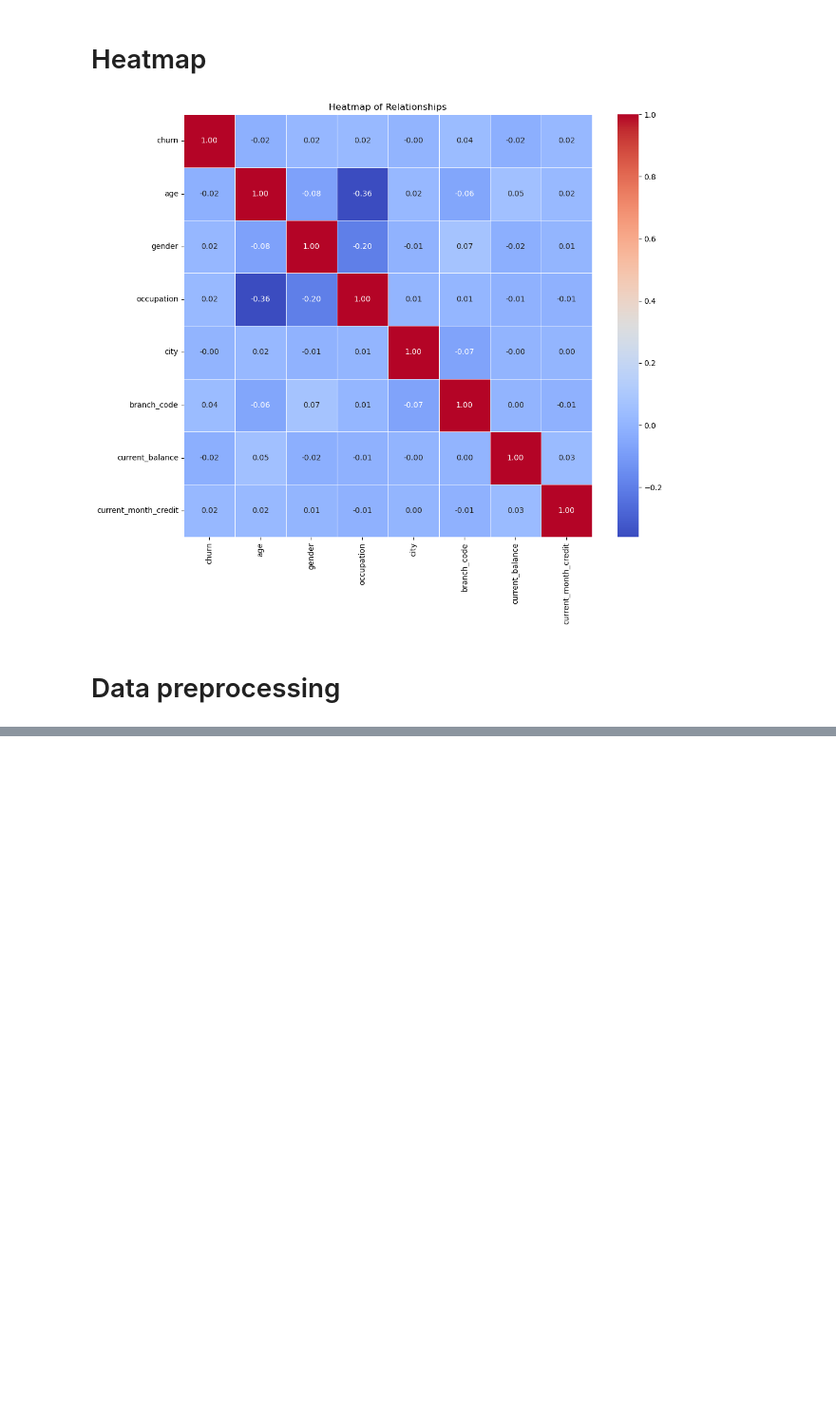
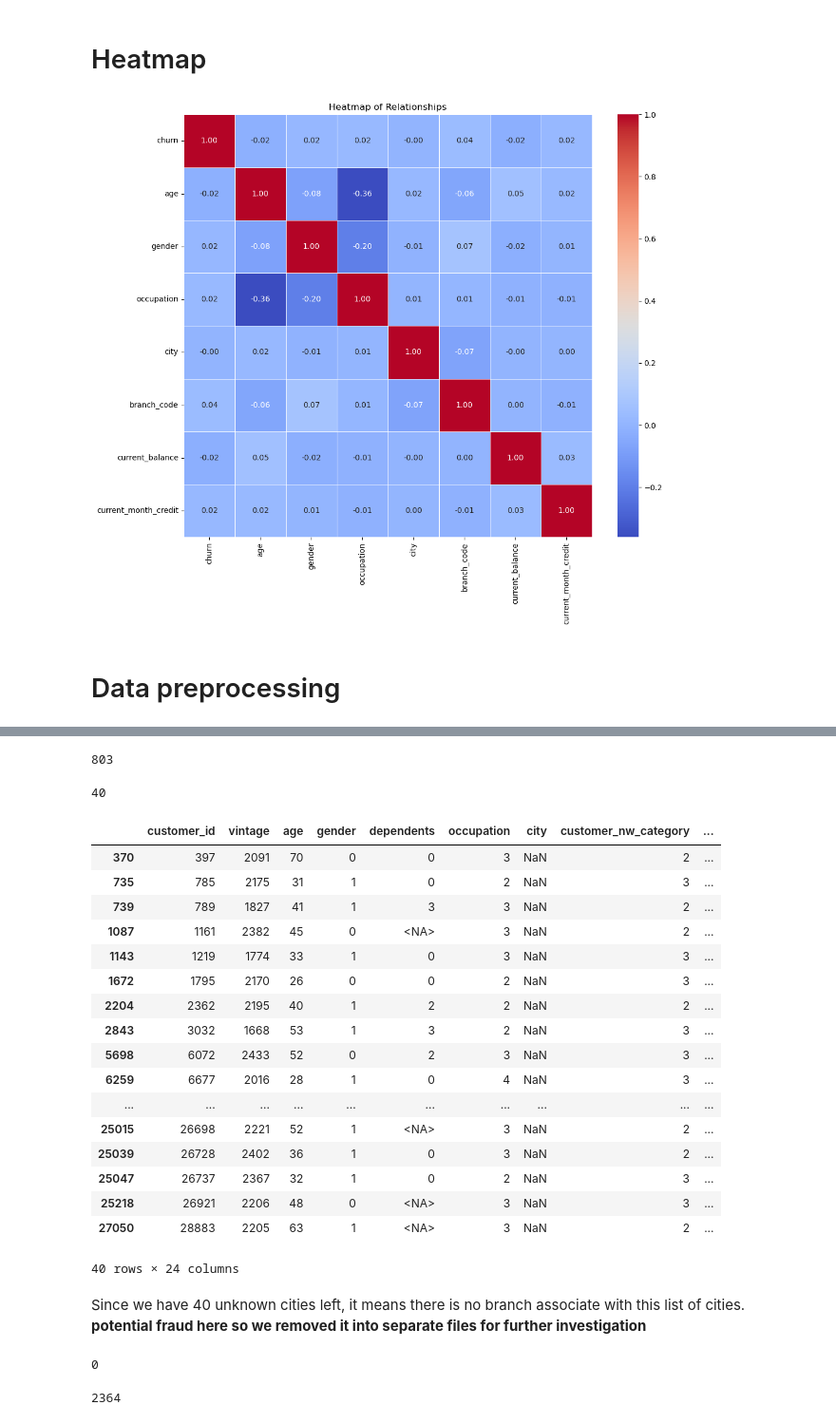
Before and after one commit to viethuy25/data_analysis_practice, a Jupyter notebook: BankChurn/BankChurnAnalysis.ipynb, the cells around one changed output, grey strips where cells are left out. Shown at 95% size. Drawn from its saved outputs; the diff is of its cells as text; code cells hidden in the pictures; blank space fills up the shorter version.

```diff
--- a/BankChurn/BankChurnAnalysis.ipynb
+++ b/BankChurn/BankChurnAnalysis.ipynb
@@ -473,0 +522,46 @@ data[['gender', 'occupation']]
+# %%
+data['city'].isna().sum()
+# %% [output]
+803
+# %%
+data['city'] = data['city'].cat.as_ordered()
+
+# Fill 'city' by deducing from 'branch_code'
+branch_code_mapping = data.groupby('branch_code')['city'].max().to_dict()
+data['city'] = data['city'].fillna(data['branch_code'].map(branch_code_mapping))
+data['city'].isna().sum()
+# %% [output]
+40
+# %%
+suspicious_cities = data[data['city'].isna()].copy()
+suspicious_cities
+# %% [output]
+|  | customer_id | vintage | age | gender | dependents | occupation | city | customer_nw_category | ... |
+| 370 | 397 | 2091 | 70 | 0 | 0 | 3 | NaN | 2 | ... |
+| 735 | 785 | 2175 | 31 | 1 | 0 | 2 | NaN | 3 | ... |
+| 739 | 789 | 1827 | 41 | 1 | 3 | 3 | NaN | 2 | ... |
+| 1087 | 1161 | 2382 | 45 | 0 | <NA> | 3 | NaN | 2 | ... |
+| 1143 | 1219 | 1774 | 33 | 1 | 0 | 3 | NaN | 3 | ... |
+| 1672 | 1795 | 2170 | 26 | 0 | 0 | 2 | NaN | 3 | ... |
+| 2204 | 2362 | 2195 | 40 | 1 | 2 | 2 | NaN | 2 | ... |
+| 2843 | 3032 | 1668 | 53 | 1 | 3 | 2 | NaN | 3 | ... |
+| 5698 | 6072 | 2433 | 52 | 0 | 2 | 3 | NaN | 3 | ... |
+| 6259 | 6677 | 2016 | 28 | 1 | 0 | 4 | NaN | 3 | ... |
+| ... | ... | ... | ... | ... | ... | ... | ... | ... | ... |
+| 25015 | 26698 | 2221 | 52 | 1 | <NA> | 3 | NaN | 2 | ... |
+| 25039 | 26728 | 2402 | 36 | 1 | 0 | 3 | NaN | 2 | ... |
+| 25047 | 26737 | 2367 | 32 | 1 | 0 | 2 | NaN | 3 | ... |
+| 25218 | 26921 | 2206 | 48 | 0 | <NA> | 3 | NaN | 3 | ... |
+| 27050 | 28883 | 2205 | 63 | 1 | <NA> | 3 | NaN | 2 | ... |
+40 rows × 24 columns
+# %% [markdown]
+Since we have 40 unknown cities left, it means there is no branch associate with this list of cities. **potential fraud here so we removed it into separate files for further investigation**
+# %%
+data.dropna(subset=['city'], inplace=True)
+data['city'].isna().sum()
+# %% [output]
+0
+# %%
+data['dependents'].isna().sum()
+# %% [output]
+2364
```
Also changed, not shown: parts of 36 cells of this notebook.
